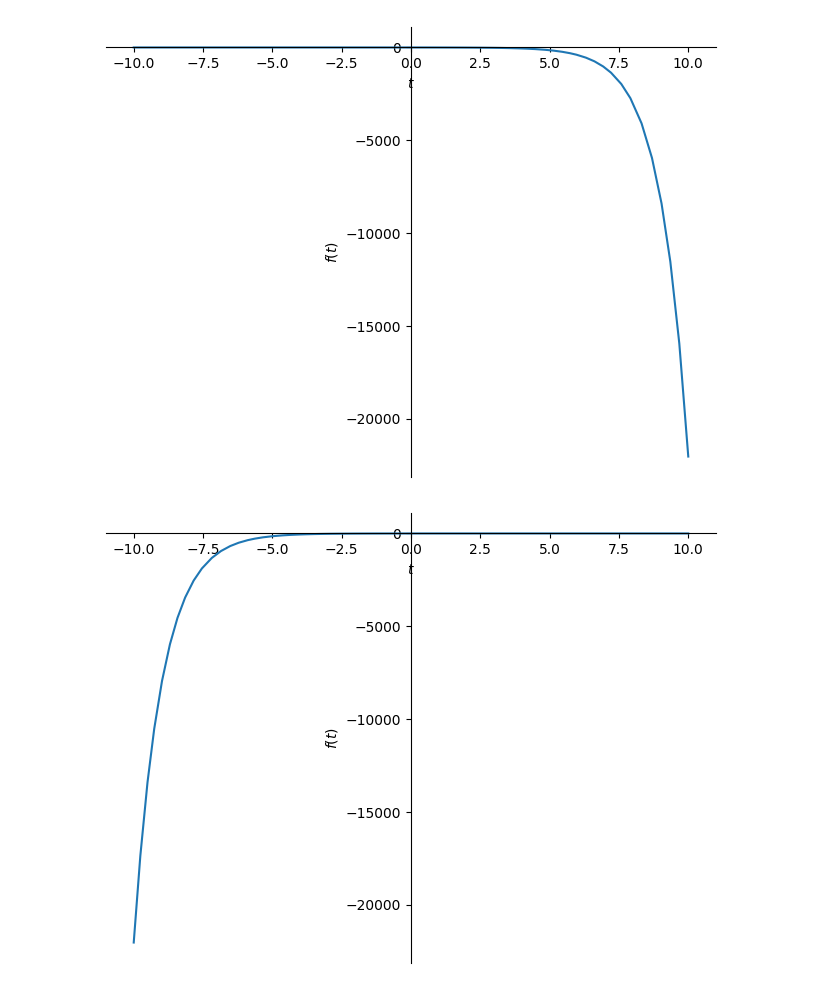
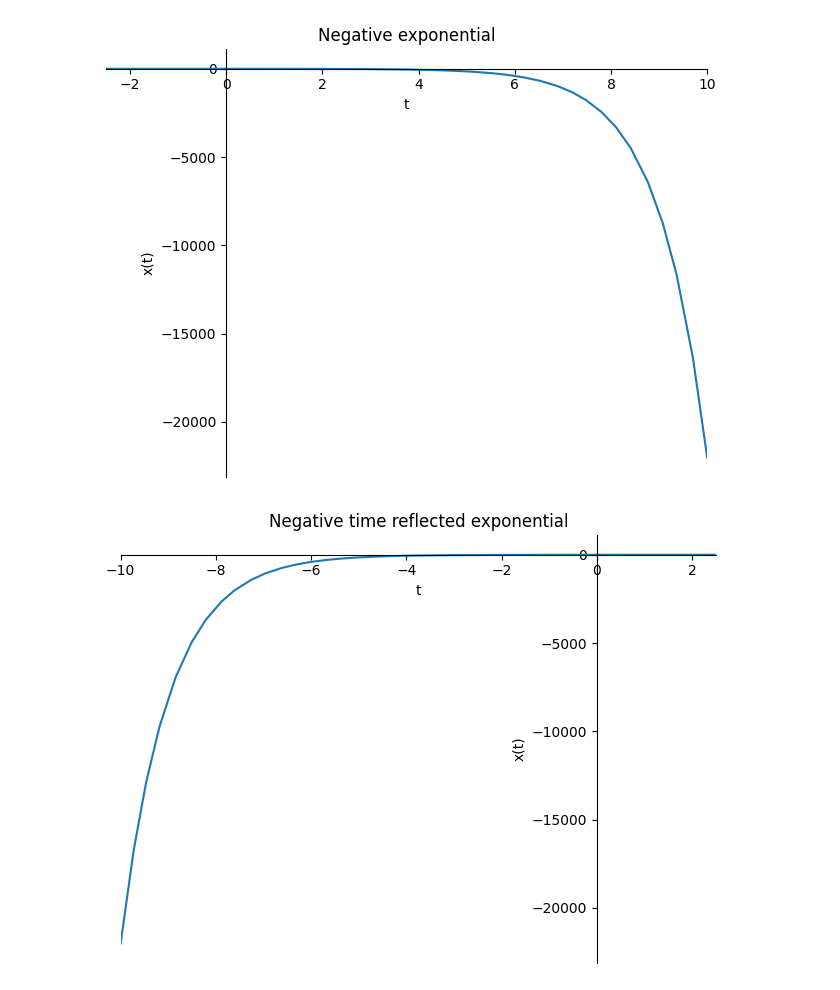
Before and after one commit to zjukd00m/SignalsAndSystems, a Jupyter notebook: Introduction/labs-01-exponentials.ipynb, the cells around one changed output. Drawn from its saved outputs; the diff is of its cells as text; code cells hidden in the pictures.

Commit message:
Starting with the generalized complex exponential signal theory

```diff
--- a/Introduction/labs-01-exponentials.ipynb
+++ b/Introduction/labs-01-exponentials.ipynb
@@ -33,14 +73,26 @@ _ = plot(dexp)
 # ?
 reversed_exp = -sp.exp("t")
 
-_ = plot(reversed_exp)
+_ = plot(
+    reversed_exp,
+    title="Negative exponential",
+    xlabel="t",
+    ylabel="x(t)",
+    xlim=(-2.5, 10)
+)
 # %% [output]
-[figure, old version]
+[figure, new version]
 # %%
-# ?
+# Negative time reflected exponential signal
 
 reversed_iexp = -sp.exp("-t")
 
-_ = plot(reversed_iexp)
+_ = plot(
+    reversed_iexp,
+    title="Negative time reflected exponential",
+    xlabel="t",
+    ylabel="x(t)",
+    xlim=(-10, 2.5)
+)
 # %% [output]
-[figure, old version]
+[figure, new version]
```
Also changed, not shown: parts of 17 cells of this notebook.
